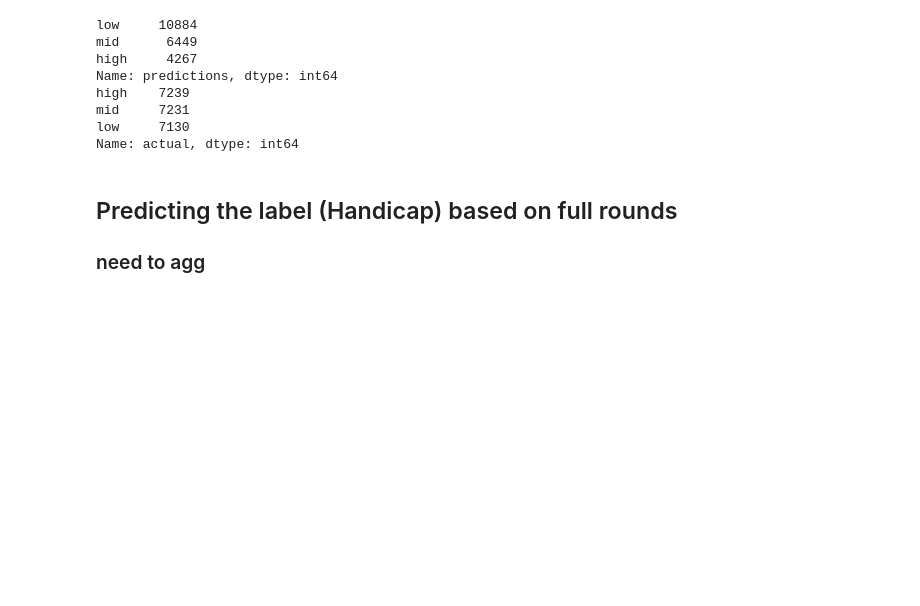
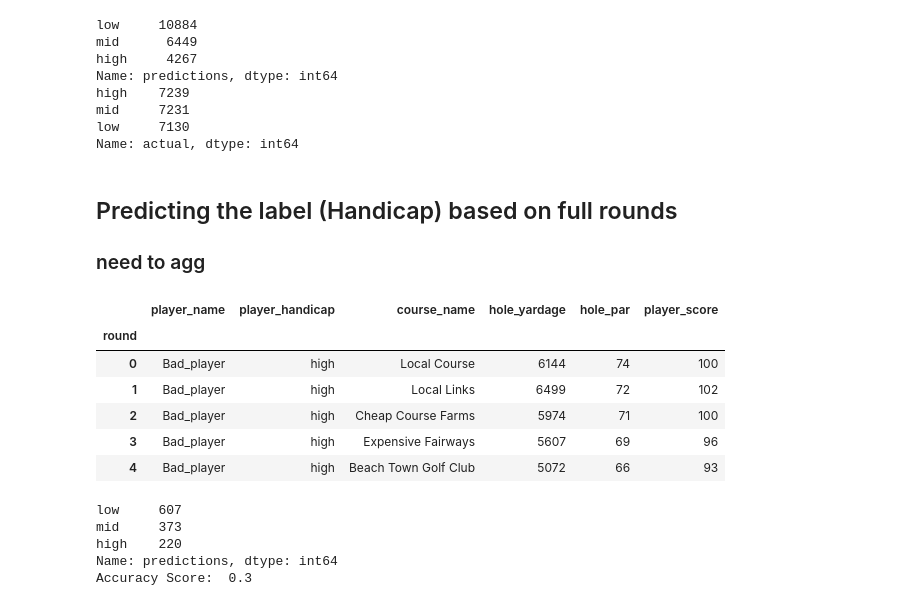
Before and after one commit to mfannin099/18_birdies_project, a Jupyter notebook: sim_classifier.ipynb, the cells around one changed output. Saved outputs shown, nothing was run; the diff lists cells and outputs as text; code cells hidden in the pictures; blank space fills up the shorter version.

Commit message:
New classifier approach

```diff
--- a/sim_classifier.ipynb
+++ b/sim_classifier.ipynb
@@ -136,3 +142,22 @@ Name: actual, dtype: int64
 # %% [markdown]
 ## Predicting the label (Handicap) based on full rounds
 ### need to agg
+# %%
+df["round"] = df.index // 18
+df_grouped = df.groupby("round").agg({
+    "player_name": "max",
+    "player_handicap": "max",
+    "course_name": "max",
+    "hole_yardage": "sum",
+    "hole_par": "sum"  ,
+     "player_score": "sum"
+})
+df_grouped.head(5)
+# %% [output]
+|  | player_name | player_handicap | course_name | hole_yardage | hole_par | player_score |
+| round |  |  |  |  |  |  |
+| 0 | Bad_player | high | Local Course | 6144 | 74 | 100 |
+| 1 | Bad_player | high | Local Links | 6499 | 72 | 102 |
+| 2 | Bad_player | high | Cheap Course Farms | 5974 | 71 | 100 |
+| 3 | Bad_player | high | Expensive Fairways | 5607 | 69 | 96 |
+| 4 | Bad_player | high | Beach Town Golf Club | 5072 | 66 | 93 |
@@ -138,0 +170,32 @@ Name: actual, dtype: int64
+# %%
+params = {
+    'objective': 'multi:softmax',  # For multi-class classification
+    'num_class': 3,  # Number of classes
+    'eval_metric': 'mlogloss'
+}
+
+
+preprocessor = ColumnTransformer([
+    ('onehot', OneHotEncoder(handle_unknown='ignore'), ['course_name'])
+])
+
+pipeline = Pipeline([
+    ('preprocess', preprocessor),
+    #('classifier', LogisticRegression(multi_class='ovr')),
+    ('classifier', RandomForestClassifier())
+])
+
+pipeline.fit(X_train,y_train)
+predictions = pipeline.predict(X_test)
+
+X_test_to_analyze['predictions'] = predictions
+X_test_to_analyze['actual'] = y_test
+print(X_test_to_analyze['predictions'].value_counts())
+# from sklearn.metrics import accuracy_score
+print('Accuracy Score: ', round(accuracy_score(y_test, predictions),2))
+# %% [output]
+low     607
+mid     373
+high    220
+Name: predictions, dtype: int64
+Accuracy Score:  0.3
```
Also changed, not shown: parts of 5 cells of this notebook.
